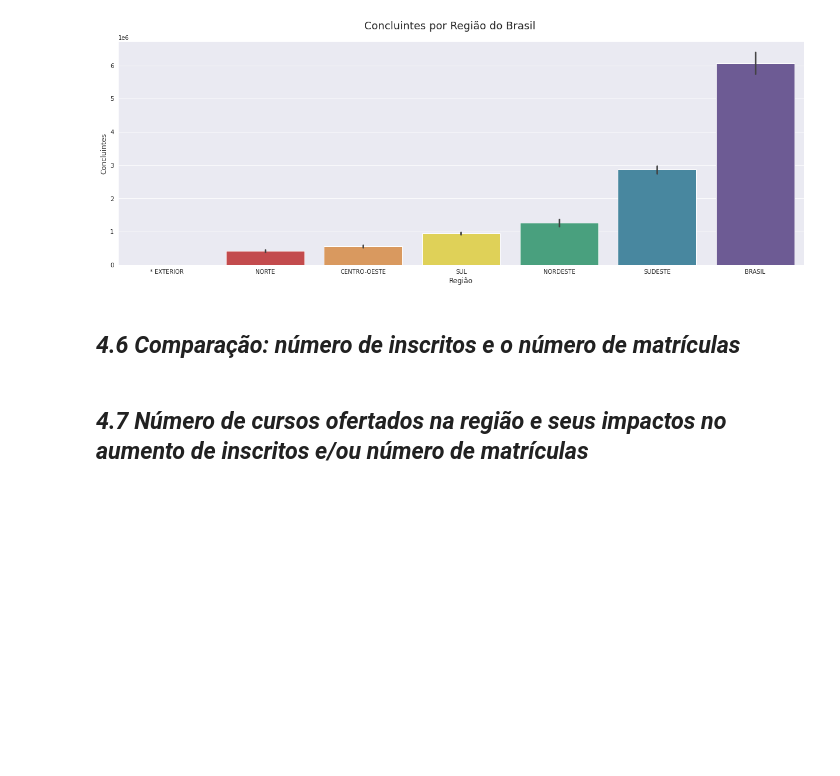
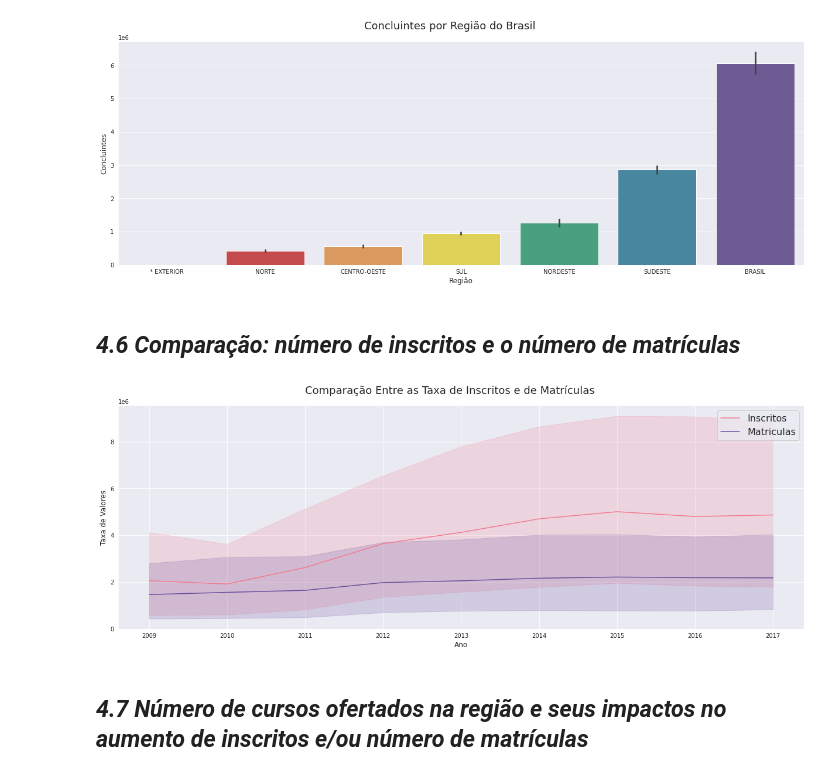
Before and after one commit to strawndri/Edutech-projeto_final, a Jupyter notebook: Notebooks/analise_de_dados.ipynb, the cells around one changed output. Cells and saved outputs as stored; diff of their text form; code cells hidden in the pictures; blank space fills up the shorter version.

```diff
--- a/Notebooks/analise_de_dados.ipynb
+++ b/Notebooks/analise_de_dados.ipynb
@@ -293,6 +293,11 @@ set_barplot('Concluintes por Região do Brasil', regiao_concluintes, 'concluinte
 [figure]
 # %% [markdown]
 ## *4.6 Comparação: número de inscritos e o número de matrículas*
+# %%
+comparing_results2('Comparação Entre as Taxa de Inscritos e de Matrículas',
+                  'ano_censo', 'inscritos', 'matriculas', data=dataset);
+# %% [output]
+[figure, added]
 # %% [markdown]
 ## *4.7 Número de cursos ofertados na região e seus impactos no aumento de inscritos e/ou número de matrículas*
 # %% [markdown]
```
